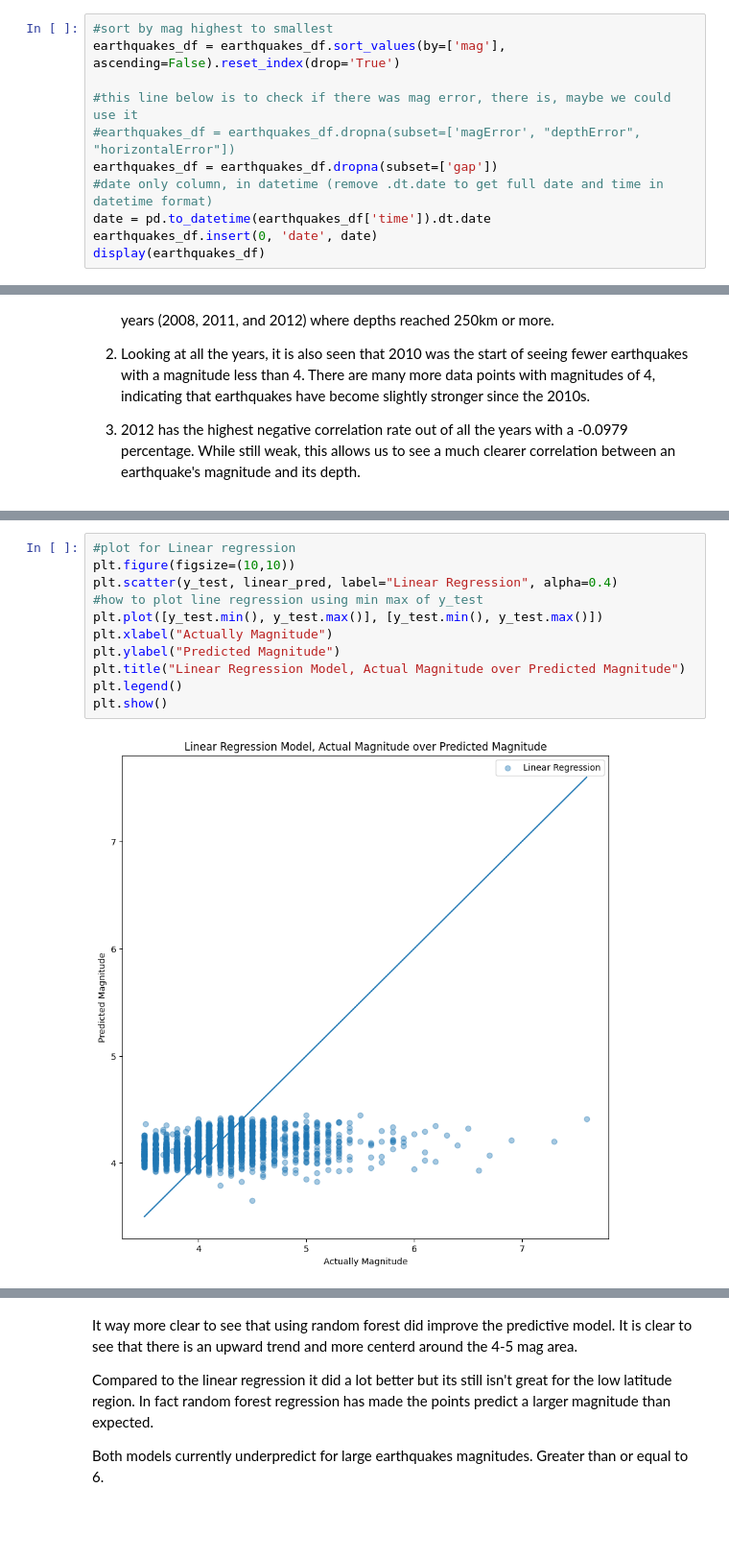
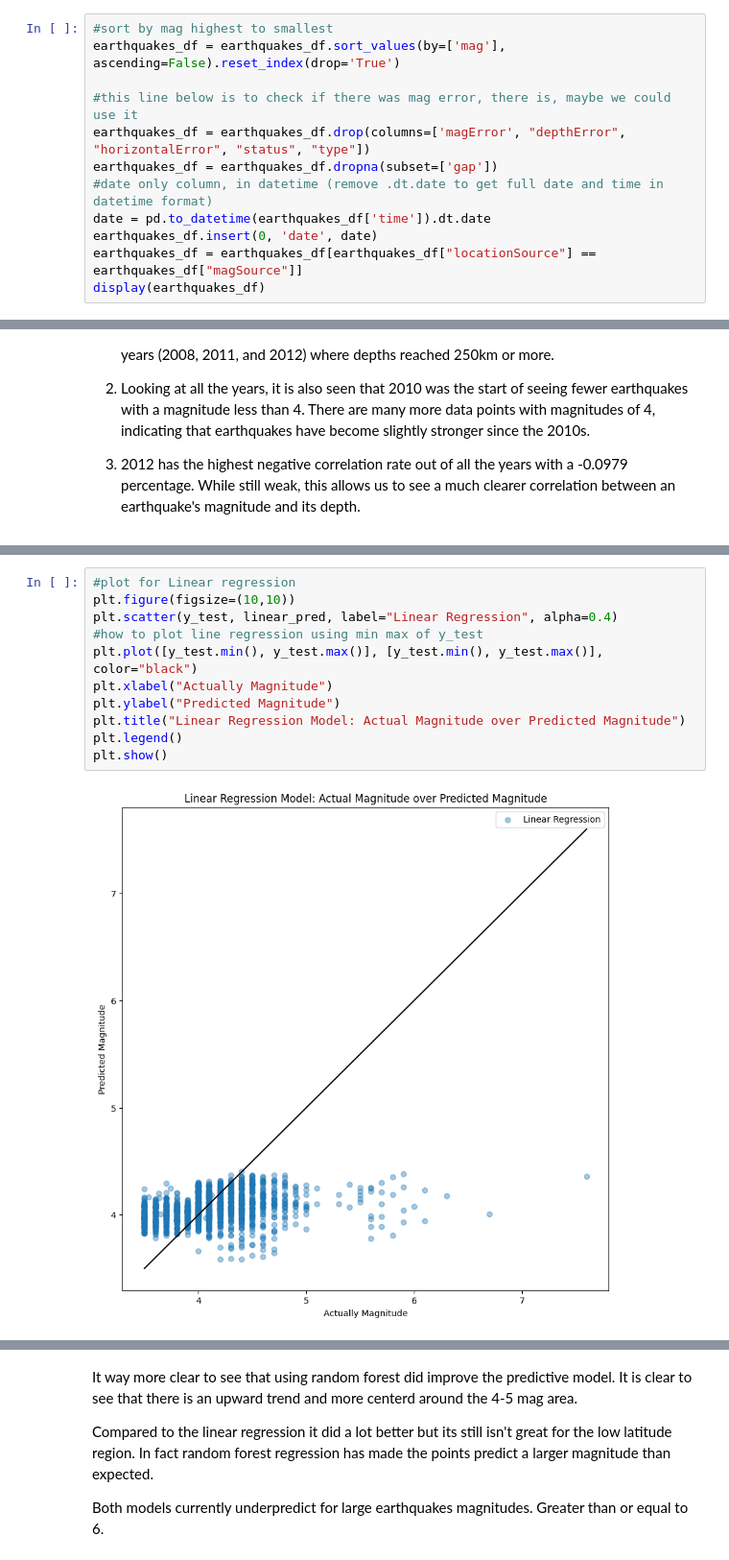
Before and after one commit to NatalieFig/cmsc320finalproj, a Jupyter notebook: CMSC320_Final_Project.ipynb, the cells around one changed output, grey strips where cells are left out. Shown at 96% size. Drawn from its saved outputs; the diff is of its cells as text; blank space fills up the shorter version.

```diff
--- a/CMSC320_Final_Project.ipynb
+++ b/CMSC320_Final_Project.ipynb
@@ -105,10 +112,11 @@ Parse data: Sort by magnitude
 earthquakes_df = earthquakes_df.sort_values(by=['mag'], ascending=False).reset_index(drop='True')
 
 #this line below is to check if there was mag error, there is, maybe we could use it
-#earthquakes_df = earthquakes_df.dropna(subset=['magError', "depthError", "horizontalError"])
+earthquakes_df = earthquakes_df.drop(columns=['magError', "depthError", "horizontalError", "status", "type"])
 earthquakes_df = earthquakes_df.dropna(subset=['gap'])
 #date only column, in datetime (remove .dt.date to get full date and time in datetime format)
 date = pd.to_datetime(earthquakes_df['time']).dt.date
 earthquakes_df.insert(0, 'date', date)
+earthquakes_df = earthquakes_df[earthquakes_df["locationSource"] == earthquakes_df["magSource"]]
 display(earthquakes_df)
 # %% [output]
@@ -619,14 +544,14 @@ Let's plot it:
 # %%
 #plot for Linear regression
 plt.figure(figsize=(10,10))
 plt.scatter(y_test, linear_pred, label="Linear Regression", alpha=0.4)
 #how to plot line regression using min max of y_test
-plt.plot([y_test.min(), y_test.max()], [y_test.min(), y_test.max()])
+plt.plot([y_test.min(), y_test.max()], [y_test.min(), y_test.max()], color="black")
 plt.xlabel("Actually Magnitude")
 plt.ylabel("Predicted Magnitude")
-plt.title("Linear Regression Model, Actual Magnitude over Predicted Magnitude")
+plt.title("Linear Regression Model: Actual Magnitude over Predicted Magnitude")
 plt.legend()
 plt.show()
 # %% [output]
-[figure, old version]
+[figure, new version]
 # %% [markdown]
```
Also changed, not shown: parts of 57 cells of this notebook.
